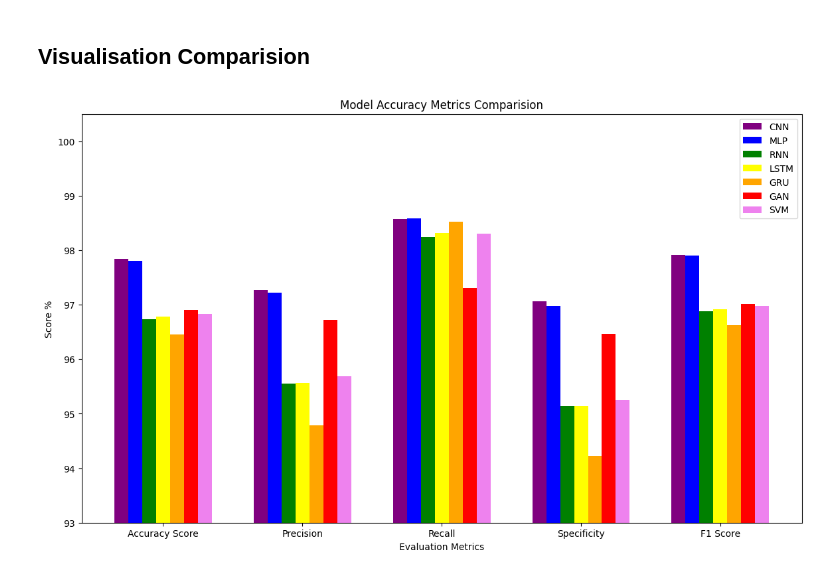
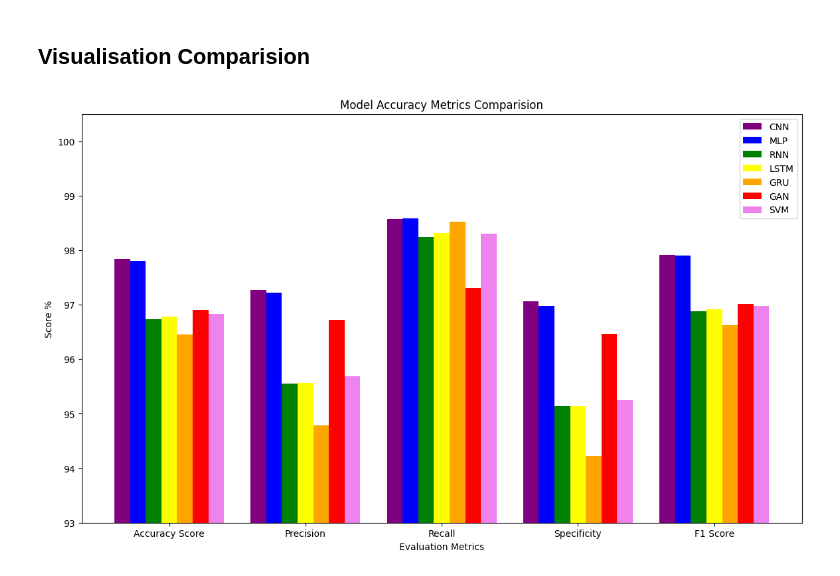
Before and after one commit to dharaneishvc/Intrusion-detection-DL-ML, a Jupyter notebook: NSLKDD_preprocess_7models.ipynb, the cells around one changed output. Saved outputs shown, nothing was run; the diff lists cells and outputs as text; code cells hidden in the pictures.

```diff
--- a/NSLKDD_preprocess_7models.ipynb
+++ b/NSLKDD_preprocess_7models.ipynb
@@ -1263,34 +1263,34 @@ import matplotlib.pyplot as plt
 
 N = 5
 ind = np.arange(N)
-width = 0.1
+width = 0.115
 
 CNN  = [97.84,97.27,98.57,97.06,97.92]
 MLP  = [97.81,97.22,98.59,96.98,97.90]
 RNN  = [96.74,95.55,98.24,95.14,96.88]
 LSTM = [96.78,95.56,98.32,95.14,96.92]
 GRU  = [96.45,94.79,98.53,94.23,96.62]
 GAN  = [96.90,96.72,97.31,96.47,97.02]
 SVM  = [96.83,95.69,98.30,95.25,96.98]
 
 bar1 = plt.bar(ind, CNN, width, color = 'purple')
 bar2 = plt.bar(ind+width, MLP, width, color='blue')
 bar3 = plt.bar(ind+width*2, RNN, width, color = 'green')
 bar4 = plt.bar(ind+width*3, LSTM, width, color = 'yellow')
 bar5 = plt.bar(ind+width*4, GRU, width, color = 'orange')
 bar6 = plt.bar(ind+width*5, GAN, width, color = 'red')
 bar7 = plt.bar(ind+width*6, SVM, width, color = 'violet')
 
 plt.xlabel("Evaluation Metrics")
 plt.ylabel('Score %')
 plt.title("Model Accuracy Metrics Comparision")
 
 plt.xticks(ind+width*3,['Accuracy Score', 'Precision', 'Recall', 'Specificity', 'F1 Score'])
 plt.legend((bar1, bar2, bar3, bar4, bar5, bar6, bar7, ), ('CNN', 'MLP', 'RNN', 'LSTM', 'GRU', 'GAN', 'SVM'), loc="upper right" )
 plt.ylim(93,100.5)
 plt.gcf().set_size_inches(14, 8)
 #plt.axhline(y = 100, color = 'grey', linestyle = '--')
 
 plt.show()
 # %% [output]
-[figure, old version]
+[figure, new version]
```
